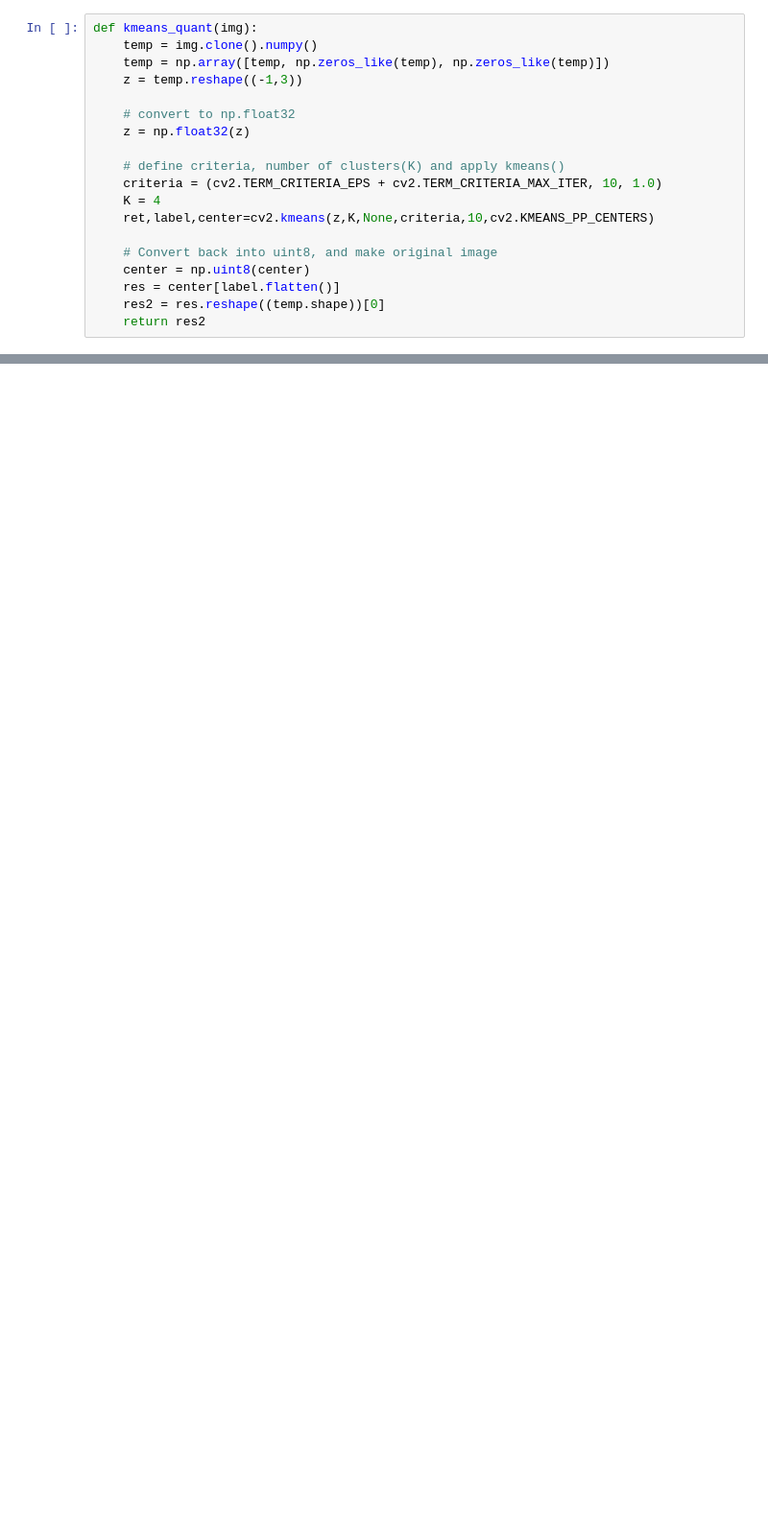
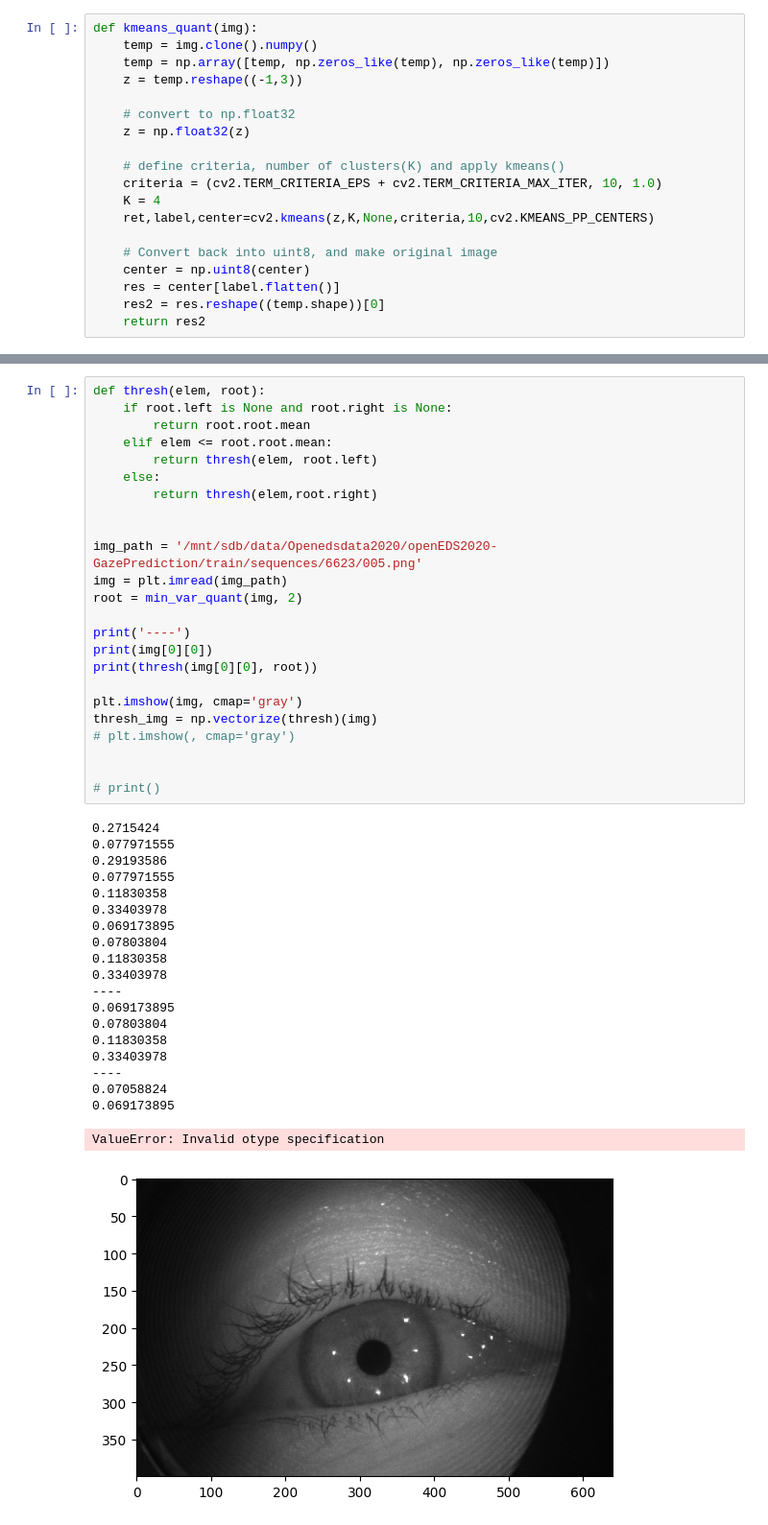
Before and after one commit to 18jeffreyma/quanteyes, a Jupyter notebook: dataset_quant/2_bit_quant_image.ipynb, the cells around one changed output, grey strips where cells are left out. Shown at 96% size. Cells and saved outputs as stored; diff of their text form; blank space fills up the shorter version.

Commit message:
progress mean var

```diff
--- a/dataset_quant/2_bit_quant_image.ipynb
+++ b/dataset_quant/2_bit_quant_image.ipynb
@@ -87,0 +237,45 @@ def kmeans_quant(img):
+# %%
+def thresh(elem, root):
+    if root.left is None and root.right is None:
+        return root.root.mean
+    elif elem <= root.root.mean:
+        return thresh(elem, root.left)
+    else:
+        return thresh(elem,root.right)
+
+
+img_path = '/mnt/sdb/data/Openedsdata2020/openEDS2020-GazePrediction/train/sequences/6623/005.png'
+img = plt.imread(img_path)
+root = min_var_quant(img, 2)
+
+print('----')
+print(img[0][0])
+print(thresh(img[0][0], root))
+
+plt.imshow(img, cmap='gray')
+thresh_img = np.vectorize(thresh)(img)
+# plt.imshow(, cmap='gray')
+
+
+# print()
+# %% [output]
+0.2715424
+0.077971555
+0.29193586
+0.077971555
+0.11830358
+0.33403978
+0.069173895
+0.07803804
+0.11830358
+0.33403978
+----
+0.069173895
+0.07803804
+0.11830358
+0.33403978
+----
+0.07058824
+0.069173895
+ValueError: Invalid otype specification
+[figure, added]
```
Also changed, not shown: parts of 6 cells of this notebook.
